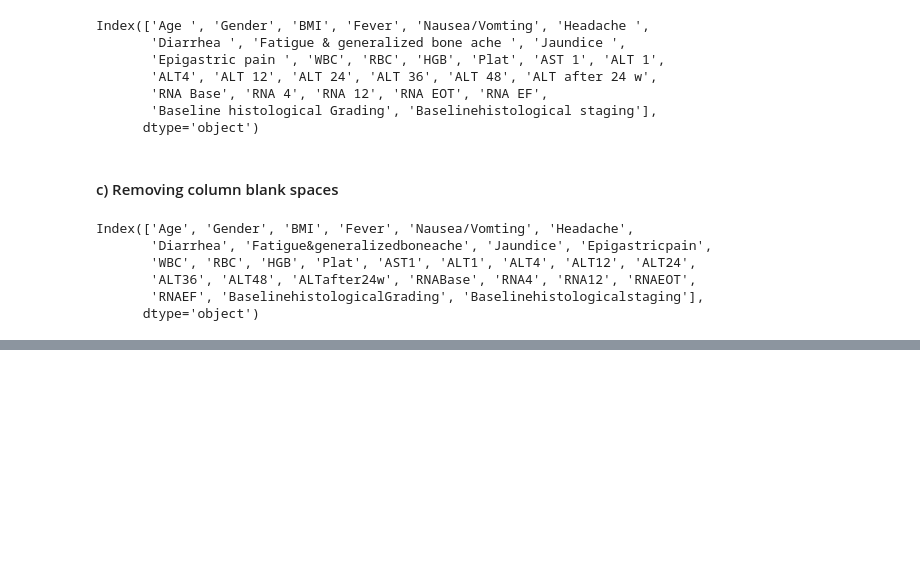
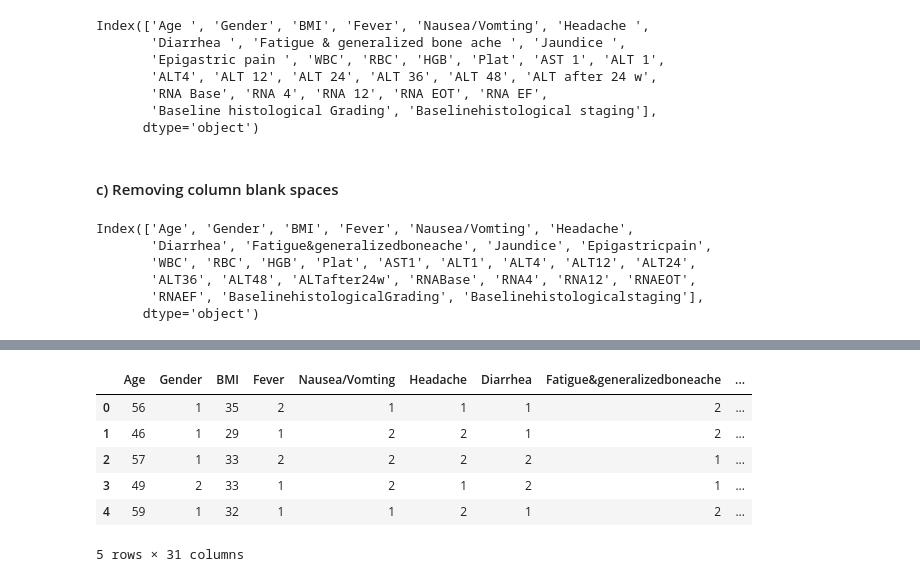
Before and after one commit to paolaparadas29/Project1, a Jupyter notebook: Project_Lab1.ipynb, the cells around one changed output, grey strips where cells are left out. Saved outputs shown, nothing was run; the diff lists cells and outputs as text; code cells hidden in the pictures; blank space fills up the shorter version.

```diff
--- a/Project_Lab1.ipynb
+++ b/Project_Lab1.ipynb
@@ -112,0 +155,10 @@ data.columns
+# %%
+data.head()
+# %% [output]
+|  | Age | Gender | BMI | Fever | Nausea/Vomting | Headache | Diarrhea | Fatigue&generalizedboneache | ... |
+| 0 | 56 | 1 | 35 | 2 | 1 | 1 | 1 | 2 | ... |
+| 1 | 46 | 1 | 29 | 1 | 2 | 2 | 1 | 2 | ... |
+| 2 | 57 | 1 | 33 | 2 | 2 | 2 | 2 | 1 | ... |
+| 3 | 49 | 2 | 33 | 1 | 2 | 1 | 2 | 1 | ... |
+| 4 | 59 | 1 | 32 | 1 | 1 | 2 | 1 | 2 | ... |
+5 rows × 31 columns
```
Also changed, not shown: parts of 11 cells of this notebook.
